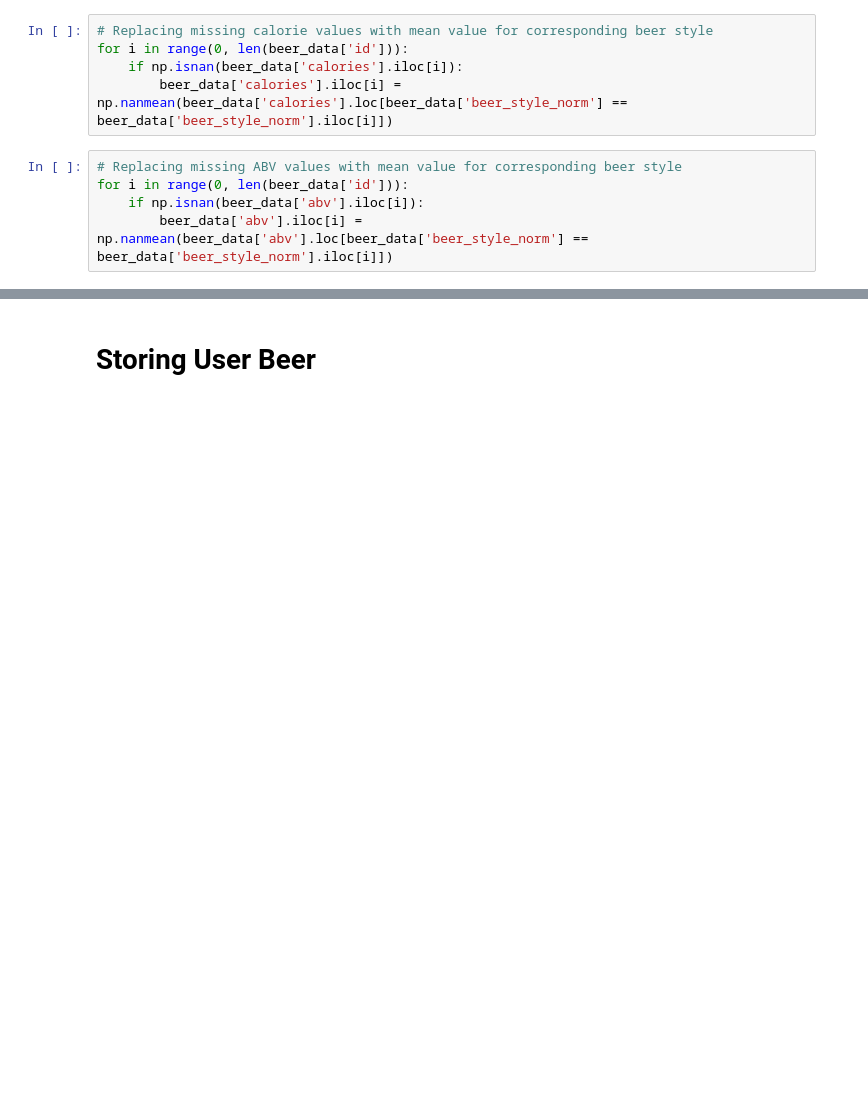
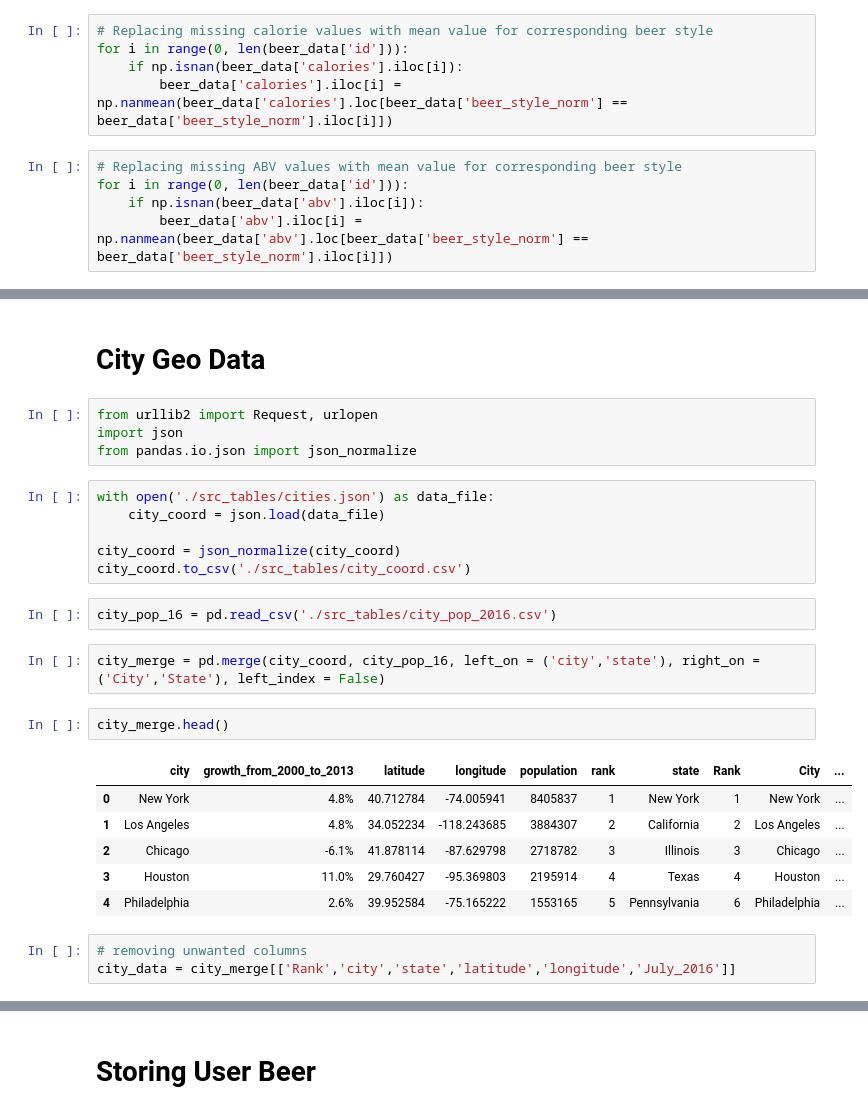
Before and after one commit to rohan-thakur1/capstone_brewing, a Jupyter notebook: Beer_Matching/Brewery Map.ipynb, the cells around one changed output, grey strips where cells are left out. Cells and saved outputs as stored; diff of their text form; blank space fills up the shorter version.

```diff
--- a/Beer_Matching/Brewery Map.ipynb
+++ b/Beer_Matching/Brewery Map.ipynb
@@ -78,0 +80,28 @@ beer_data.to_csv('./src_tables/beer_data_all_v2.csv')
+# %% [markdown]
+# City Geo Data
+# %%
+from urllib2 import Request, urlopen
+import json
+from pandas.io.json import json_normalize
+# %%
+with open('./src_tables/cities.json') as data_file:
+    city_coord = json.load(data_file)
+
+city_coord = json_normalize(city_coord)
+city_coord.to_csv('./src_tables/city_coord.csv')
+# %%
+city_pop_16 = pd.read_csv('./src_tables/city_pop_2016.csv')
+# %%
+city_merge = pd.merge(city_coord, city_pop_16, left_on = ('city','state'), right_on = ('City','State'), left_index = False)
+# %%
+city_merge.head()
+# %% [output]
+|  | city | growth_from_2000_to_2013 | latitude | longitude | population | rank | state | Rank | City | ... |
+| 0 | New York | 4.8% | 40.712784 | -74.005941 | 8405837 | 1 | New York | 1 | New York | ... |
+| 1 | Los Angeles | 4.8% | 34.052234 | -118.243685 | 3884307 | 2 | California | 2 | Los Angeles | ... |
+| 2 | Chicago | -6.1% | 41.878114 | -87.629798 | 2718782 | 3 | Illinois | 3 | Chicago | ... |
+| 3 | Houston | 11.0% | 29.760427 | -95.369803 | 2195914 | 4 | Texas | 4 | Houston | ... |
+| 4 | Philadelphia | 2.6% | 39.952584 | -75.165222 | 1553165 | 5 | Pennsylvania | 6 | Philadelphia | ... |
+# %%
+# removing unwanted columns
+city_data = city_merge[['Rank','city','state','latitude','longitude','July_2016']]
```
Also changed, not shown: parts of 38 cells of this notebook, 1 other file.
